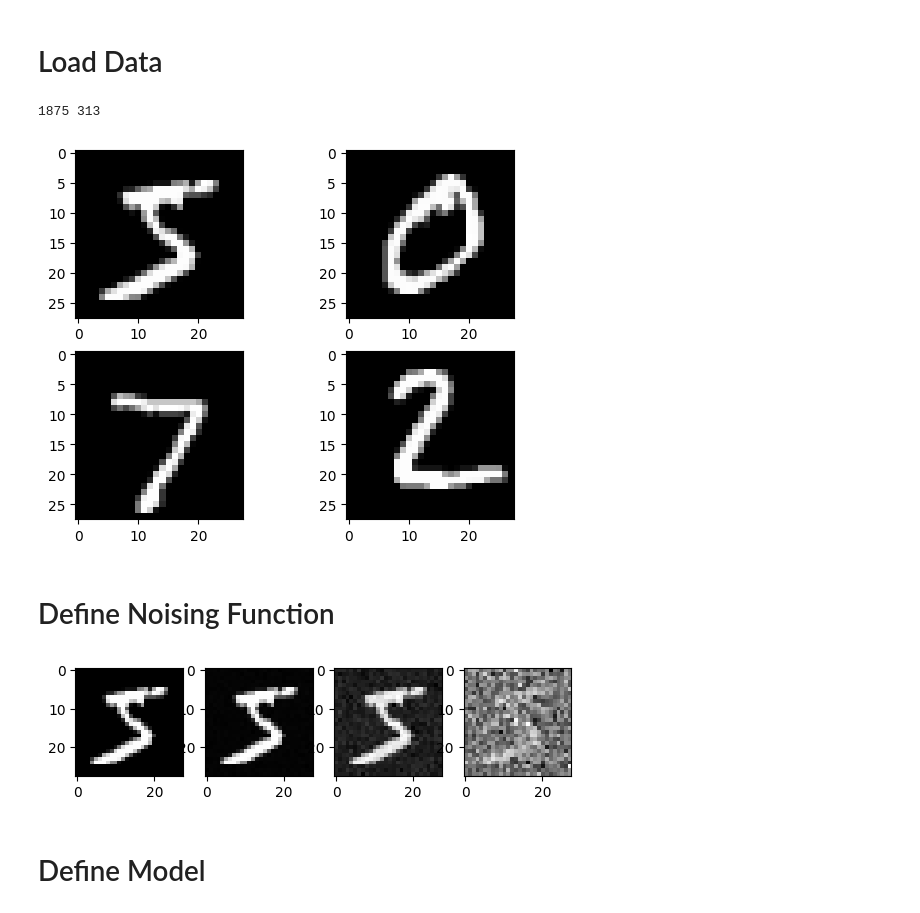
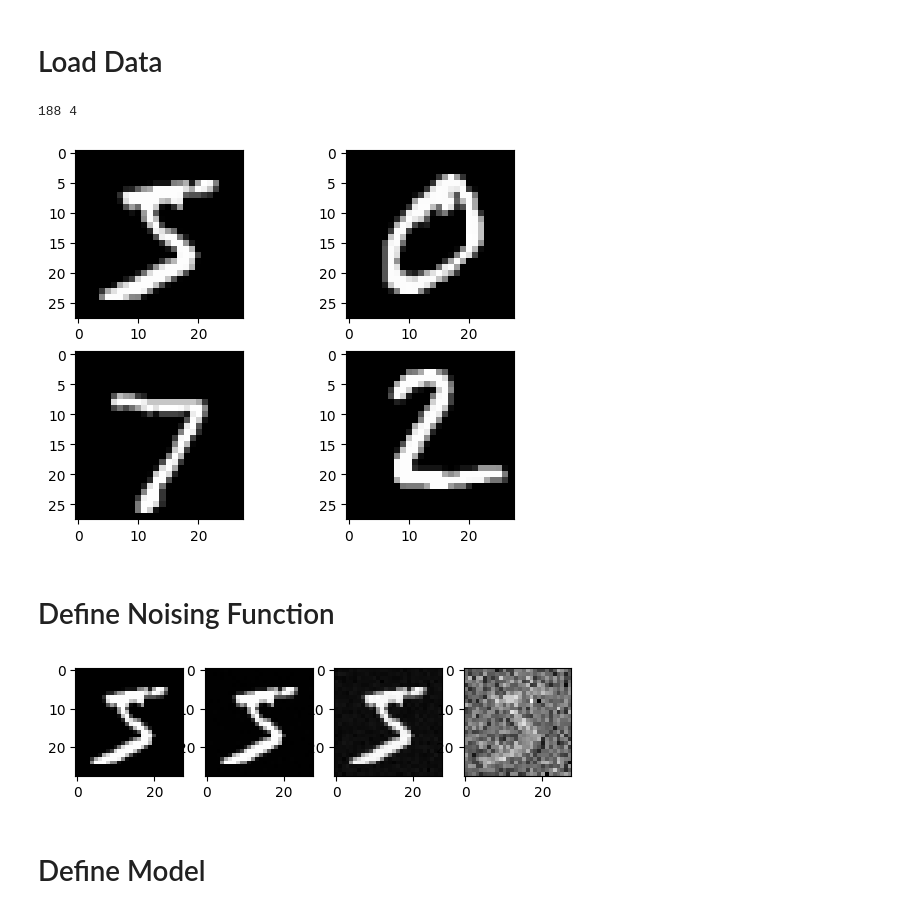
Before and after one commit to varunchitturi/ese-2000-labs, a Jupyter notebook: Lab 7/Lab_7.ipynb, the cells around one changed output. Drawn from its saved outputs; the diff is of its cells as text; code cells hidden in the pictures.

```diff
--- a/Lab 7/Lab_7.ipynb
+++ b/Lab 7/Lab_7.ipynb
@@ -38,10 +58,10 @@ for i, sample in enumerate(sample_test):
     axs[1, i].imshow(sample.numpy(), cmap='gray')
 
 # Adjust subset size here, so you can reduce the training time
-subset_size = int(1 * len(train))
+subset_size = int(0.1 * len(train))
 indices = torch.randperm(len(train))[:subset_size]
 train = Subset(train, indices)
-subset_size = int(1 * len(test))
+subset_size = int(0.01 * len(test))
 indices = torch.randperm(len(test))[:subset_size]
 test = Subset(test, indices)
 
@@ -49,25 +69,32 @@ train_loader = torch.utils.data.DataLoader(train, batch_size=32, shuffle=True)
 test_loader = torch.utils.data.DataLoader(test, batch_size=32, shuffle=True)
 print(len(train_loader), len(test_loader))
 # %% [output]
-1875 313
+188 4
 [figure]
 # %% [markdown]
 # Define Noising Function
 # %%
-def generate_noise_progression(alpha_t, X, times):
+start_alpha_t = 0.9999
+end_alpha_t = 0.98
+max_timestep = 1000
+decrease_rate = (end_alpha_t - start_alpha_t) / max_timestep
+alpha_t_list = torch.arange(start_alpha_t, end_alpha_t, decrease_rate).to(device)
+alpha_hat_t_list = torch.cumprod(alpha_t_list, dim=0).to(device)
+
+def generate_noise_progression(X, times):
     assert times.shape[0] == X.shape[0]
     epsilon = torch.randn(X.shape).to(X.device)
-    alpha_hat_t = (alpha_t ** times).view(-1, 1, 1, 1)
+    alpha_hat_t = alpha_hat_t_list[times].view(-1, 1, 1, 1)
     return torch.sqrt(alpha_hat_t) * X + (epsilon * torch.sqrt(1 - alpha_hat_t))
 # %%
-times = [0, 100, 500, 1000]
-noised_sample = generate_noise_progression(0.99, sample_train[0].unsqueeze(0).repeat(len(times), 1,1, 1), torch.tensor(times))
+times = [0, 100, 500, 999]
+noised_sample = generate_noise_progression(sample_train[0].unsqueeze(0).repeat(len(times), 1,1, 1).to(device), torch.tensor(times).to(device))
 fig, axs = plt.subplots(1, len(times))
 for i, sample in enumerate(noised_sample):
     (axs[i].imshow
-     (sample[0].numpy(), cmap='gray'))
+     (sample[0].detach().cpu().numpy(), cmap='gray'))
 # %% [output]
-[figure, old version]
+[figure, new version]
 # %% [markdown]
 # Define Model
 # %%
```
Also changed, not shown: parts of 9 cells of this notebook, 1 other file.
